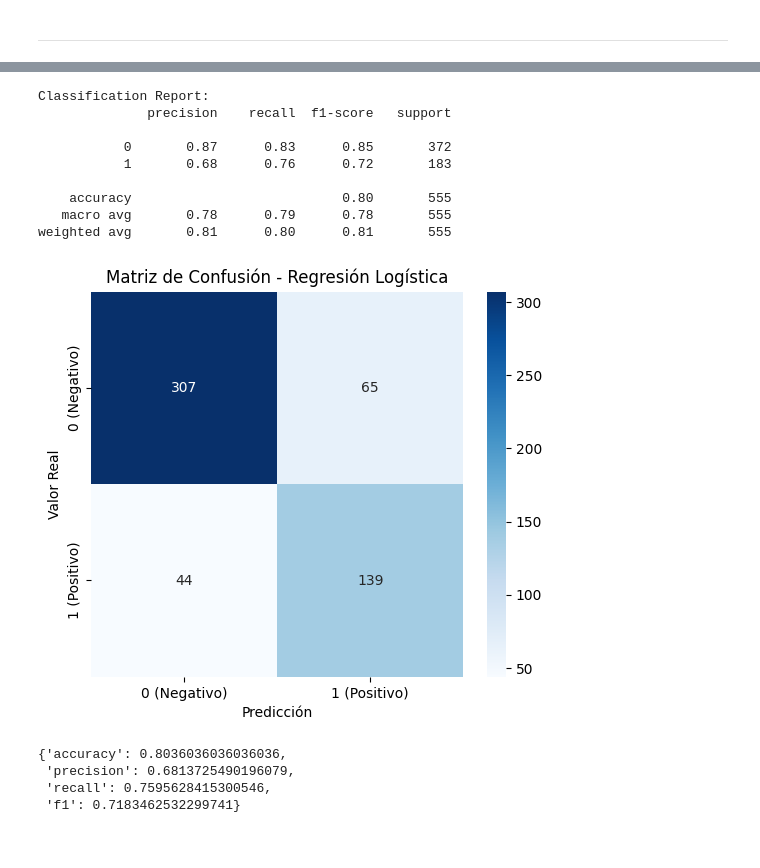
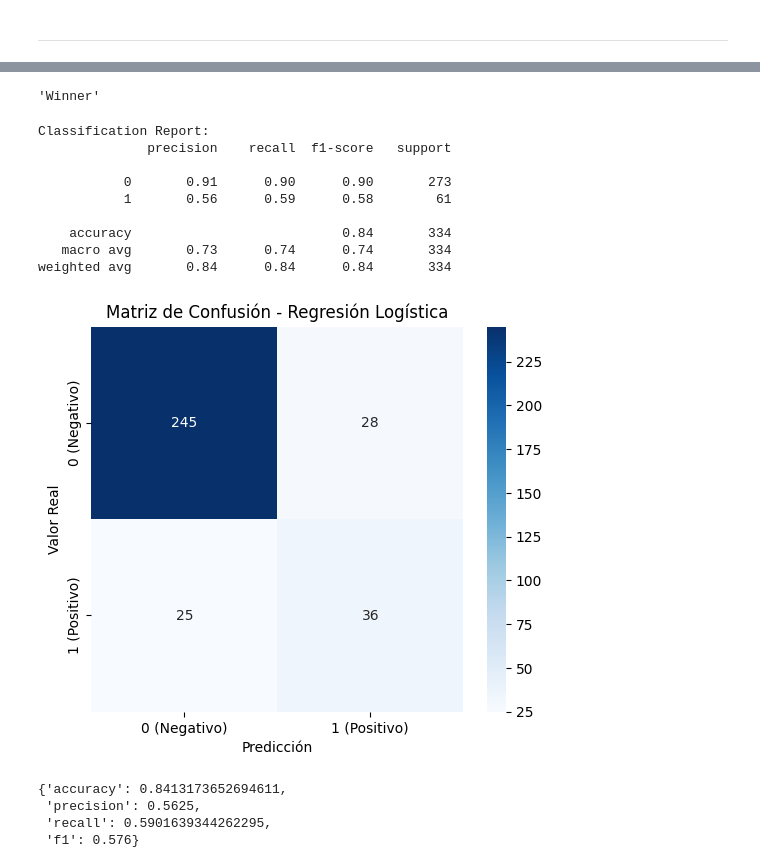
Before and after one commit to SupernovaIa/Formula-1-ML-Project, a Jupyter notebook: notebook/B2-Model-Classification.ipynb, the cells around one changed output, grey strips where cells are left out. Drawn from its saved outputs; the diff is of its cells as text; code cells hidden in the pictures.

```diff
--- a/notebook/B2-Model-Classification.ipynb
+++ b/notebook/B2-Model-Classification.ipynb
@@ -201,13 +169,13 @@ array([[1082,   26],
 # %%
 df = pd.read_csv('../data/output/featured_results.csv', index_col=0)
 # %%
-threshold = 8
+threshold = 5
 
 mask = (df['Position'] < threshold) | (df['GridPosition'] < threshold)
 
 df = df[mask]
 
-target = 'Podium'
+target = 'Winner'
 drop = 'Winner' if target == 'Podium' else 'Podium'
 
 df.drop(columns=['Position', 'Time', 'Status', 'Points', drop], inplace=True)
@@ -218,8 +186,8 @@ df.shape
 # %%
 # df.drop(columns=['round'], inplace=True)
 # %%
-encoding_methods = {"onehot": ['TeamId'],
-                    "target": ['DriverId'],
+encoding_methods = {"onehot": [],
+                    "target": ['DriverId', 'TeamId'],
                     "ordinal" : {
                         'circuitId': df['circuitId'].unique().tolist()
                         },
@@ -231,4 +236,9 @@ df_encoded, df_scaled = preprocess(df, encoding_methods, scaling, target_variabl
+# %%
+target
+# %% [output]
+'Winner'
 # %%
+from xgboost import XGBClassifier
 import numpy as np
 import pandas as pd
 from sklearn.model_selection import train_test_split
@@ -250,38 +260,45 @@ X_train, X_test, y_train, y_test = train_test_split(X, y, test_size=0.2, random_
 # 3. Normalizar los datos
 scaler = MinMaxScaler()
 X_train_scaled = scaler.fit_transform(X_train)
 X_test_scaled = scaler.transform(X_test)
 
+
 # 4. Entrenar la Regresión Logística con ajuste de pesos para clases desbalanceadas
-model = LogisticRegression(class_weight='balanced', random_state=42)
-#model = RandomForestClassifier(class_weight='balanced', random_state=42)
+#model = LogisticRegression(class_weight='balanced', random_state=42)
+#model.fit(X_train_scaled, y_train)
+
+# Calcular el peso automáticamente
+scale_pos_weight = len(y_train[y_train == 0]) / len(y_train[y_train == 1])
+
+# Entrenar modelo con balanceo
+model = XGBClassifier(scale_pos_weight=scale_pos_weight)
 model.fit(X_train_scaled, y_train)
 
 # 5. Hacer predicciones
 y_pred = model.predict(X_test_scaled)
 
 # 6. Evaluación del modelo
 print("Classification Report:")
 print(classification_report(y_test, y_pred))
 
 # 7. Matriz de Confusión
 conf_matrix = confusion_matrix(y_test, y_pred)
 
 # Visualizar la Matriz de Confusión
 plt.figure(figsize=(6,5))
 sns.heatmap(conf_matrix, annot=True, fmt="d", cmap="Blues", xticklabels=["0 (Negativo)", "1 (Positivo)"], yticklabels=["0 (Negativo)", "1 (Positivo)"])
 plt.xlabel("Predicción")
 plt.ylabel("Valor Real")
 plt.title("Matriz de Confusión - Regresión Logística")
 plt.show()
 # %% [output]
 Classification Report:
               precision    recall  f1-score   support
 
-           0       0.87      0.83      0.85       372
-           1       0.68      0.76      0.72       183
+           0       0.91      0.90      0.90       273
+           1       0.56      0.59      0.58        61
 
-    accuracy                           0.80       555
-   macro avg       0.78      0.79      0.78       555
-weighted avg       0.81      0.80      0.81       555
+    accuracy                           0.84       334
+   macro avg       0.73      0.74      0.74       334
+weighted avg       0.84      0.84      0.84       334
-[figure, old version]
+[figure, new version]
@@ -295,7 +323,7 @@ metrics_test = {
 
 metrics_test
 # %% [output]
-{'accuracy': 0.8036036036036036,
- 'precision': 0.6813725490196079,
- 'recall': 0.7595628415300546,
- 'f1': 0.7183462532299741}
+{'accuracy': 0.8413173652694611,
+ 'precision': 0.5625,
+ 'recall': 0.5901639344262295,
+ 'f1': 0.576}
```
Also changed, not shown: parts of 20 cells of this notebook, 6 other files.
